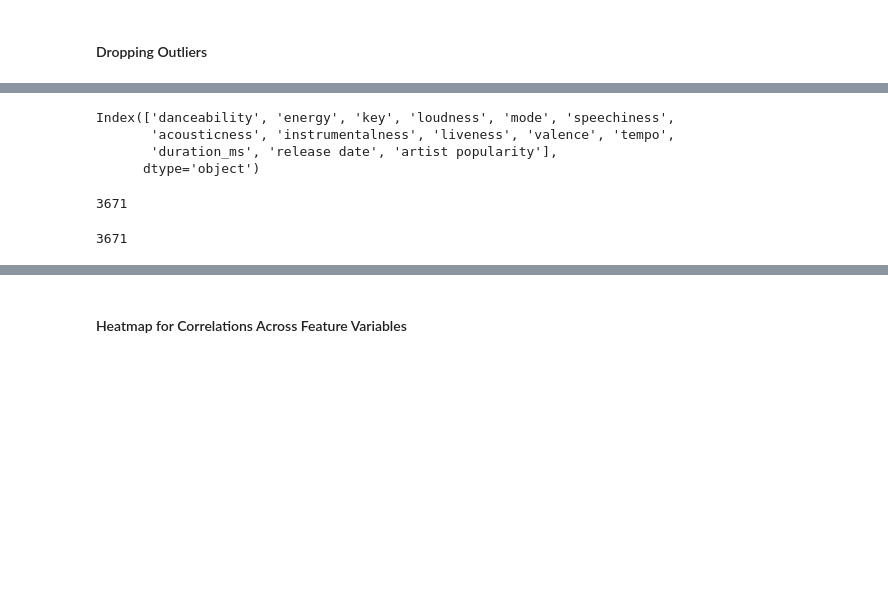
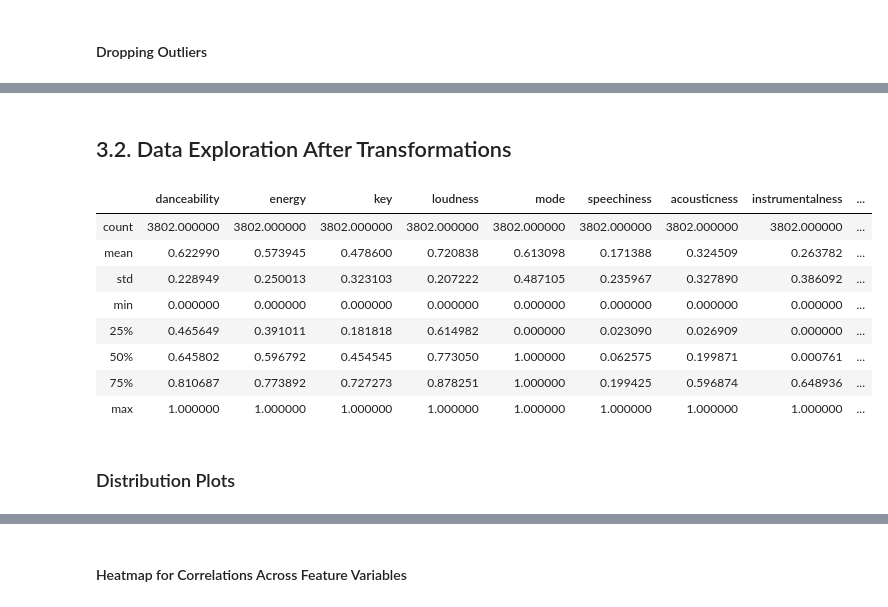
Before and after one commit to sam-zlota/DS3000-Final-Project, a Jupyter notebook: DS3000_FP4_Section02_Group7.ipynb, the cells around one changed output, grey strips where cells are left out. Saved outputs shown, nothing was run; the diff lists cells and outputs as text; code cells hidden in the pictures; blank space fills up the shorter version.

```diff
--- a/DS3000_FP4_Section02_Group7.ipynb
+++ b/DS3000_FP4_Section02_Group7.ipynb
@@ -352,7 +344,0 @@ target.reset_index(drop=True, inplace=True)
-# %%
-print(features.columns)
-# %% [output]
-Index(['danceability', 'energy', 'key', 'loudness', 'mode', 'speechiness',
-       'acousticness', 'instrumentalness', 'liveness', 'valence', 'tempo',
-       'duration_ms', 'release date', 'artist popularity'],
-      dtype='object')
@@ -361,11 +345,19 @@ Index(['danceability', 'energy', 'key', 'loudness', 'mode', 'speechiness',
-# %%
-len(features)
-# %% [output]
-3671
-# %%
-len(target)
-# %% [output]
-3671
+# %% [markdown]
+## 3.2. Data Exploration After Transformations
+# %%
+features.describe()
+# %% [output]
+|  | danceability | energy | key | loudness | mode | speechiness | acousticness | instrumentalness | ... |
+| count | 3802.000000 | 3802.000000 | 3802.000000 | 3802.000000 | 3802.000000 | 3802.000000 | 3802.000000 | 3802.000000 | ... |
+| mean | 0.622990 | 0.573945 | 0.478600 | 0.720838 | 0.613098 | 0.171388 | 0.324509 | 0.263782 | ... |
+| std | 0.228949 | 0.250013 | 0.323103 | 0.207222 | 0.487105 | 0.235967 | 0.327890 | 0.386092 | ... |
+| min | 0.000000 | 0.000000 | 0.000000 | 0.000000 | 0.000000 | 0.000000 | 0.000000 | 0.000000 | ... |
+| 25% | 0.465649 | 0.391011 | 0.181818 | 0.614982 | 0.000000 | 0.023090 | 0.026909 | 0.000000 | ... |
+| 50% | 0.645802 | 0.596792 | 0.454545 | 0.773050 | 1.000000 | 0.062575 | 0.199871 | 0.000761 | ... |
+| 75% | 0.810687 | 0.773892 | 0.727273 | 0.878251 | 1.000000 | 0.199425 | 0.596874 | 0.648936 | ... |
+| max | 1.000000 | 1.000000 | 1.000000 | 1.000000 | 1.000000 | 1.000000 | 1.000000 | 1.000000 | ... |
+# %% [markdown]
+### Distribution Plots
 # %%
 fig, axs = plt.subplots(5, 3, figsize=(20, 25))
 
```
Also changed, not shown: parts of 26 cells of this notebook.
